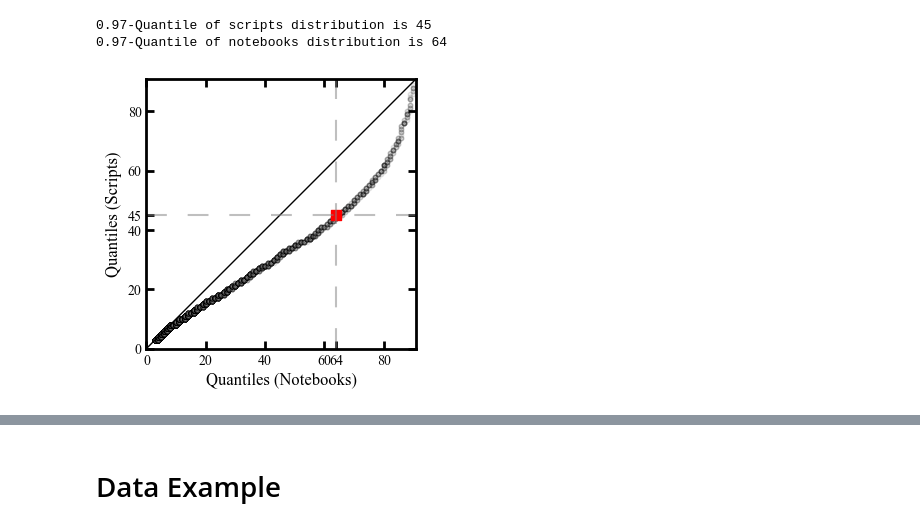
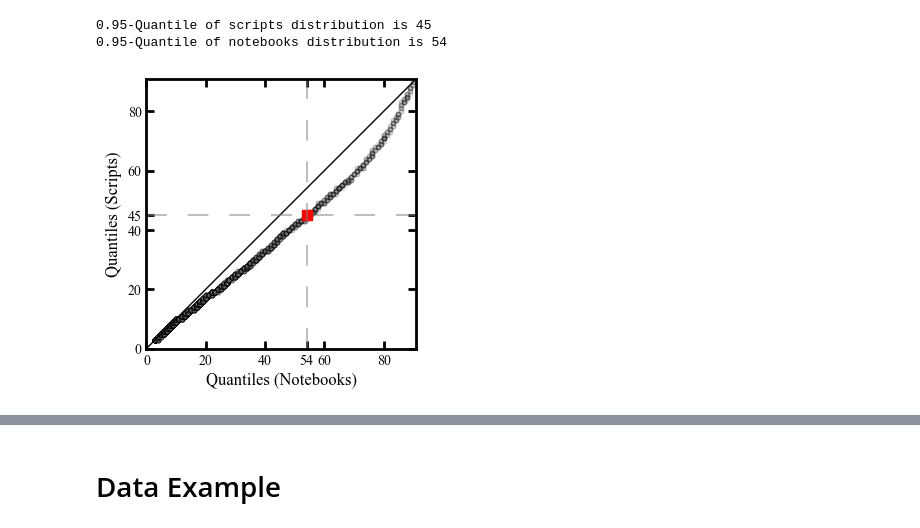
Before and after one commit to konstantgr/jupyter-duplicates-analysis, a Jupyter notebook: clones-study.ipynb, the cells around one changed output, grey strips where cells are left out. Saved outputs shown, nothing was run; the diff lists cells and outputs as text; code cells hidden in the pictures.

```diff
--- a/clones-study.ipynb
+++ b/clones-study.ipynb
@@ -7,24 +20,41 @@ from utils.data_utils import input_data_to_df, output_data_to_df
 # %%
-notebooks_path = Path('data/out/notebooks_1k')
-scripts_path = Path('data/out/scripts_1k')
+# notebooks_path = Path('data/out/notebooks_1k')
+# scripts_path = Path('data/out/scripts_1k')
+#
+# e = Experiment(
+#     notebooks_folder=notebooks_path,
+#     scripts_folder=scripts_path,
+#     max_num=1_000
+# )
+#
+# min_clone_length, max_clone_length = 3, 90
+# e.run(normalize=False, drop_breaks=False, length_range=range(3, max_clone_length + 1))
+#
+
+# scripts_path = Path('data/out/scripts_1k')
+
 
 e = Experiment(
-    notebooks_folder=notebooks_path,
-    scripts_folder=scripts_path,
-    max_num=1_000
+    notebooks_folder=None,
+    scripts_folder=None,
+    in_path=None,
+    max_num=10_000
 )
-
+e.files = {
+    'notebooks': notebooks_files[:10_000],
+    'scripts': scripts_files
+}
 min_clone_length, max_clone_length = 3, 90
 e.run(normalize=False, drop_breaks=False, length_range=range(3, max_clone_length + 1))
 # %%
 xk_n, pk_n = stats_to_distribution(e.aggregated_stats.get('notebooks'))
 xk_s, pk_s = stats_to_distribution(e.aggregated_stats.get('scripts'))
 
-dist_notebooks = generate_discrete_distribution(xk_n, pk_n)
-dist_scripts = generate_discrete_distribution(xk_s, pk_s)
+dist_n = generate_discrete_distribution(xk_n, pk_n)
+dist_s = generate_discrete_distribution(xk_s, pk_s)
 # %%
-qq_plot(dist_n=dist_notebooks, dist_s=dist_scripts, save_path=Path('figures/'))
+qq_plot(dist_n=dist_n, dist_s=dist_s, save_path=Path('figures/'))
 # %% [output]
-0.97-Quantile of scripts distribution is 45
-0.97-Quantile of notebooks distribution is 64
+0.95-Quantile of scripts distribution is 45
+0.95-Quantile of notebooks distribution is 54
-[figure, old version]
+[figure, new version]
```
Also changed, not shown: parts of 4 cells of this notebook, 3 other files.
